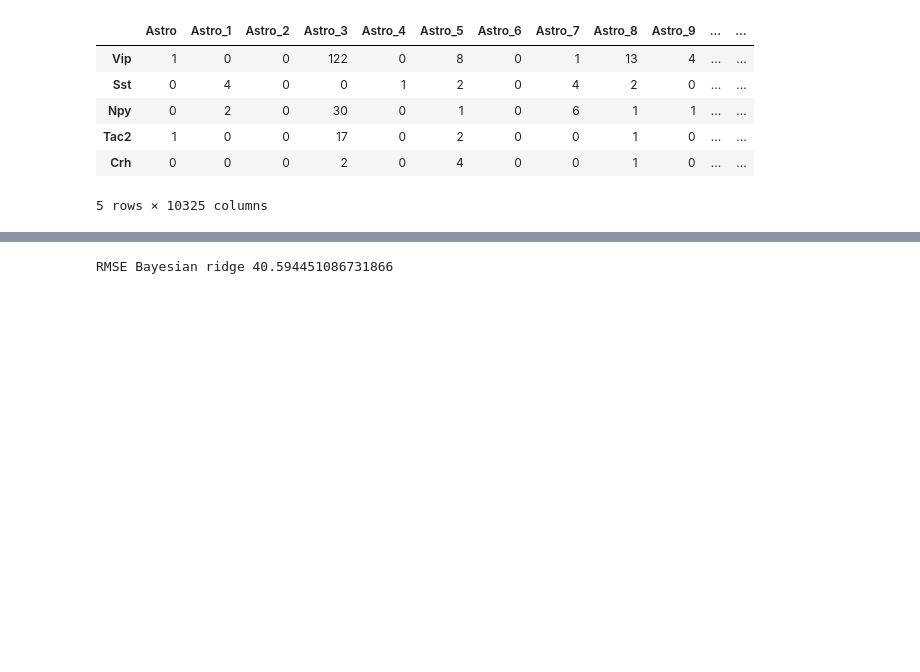
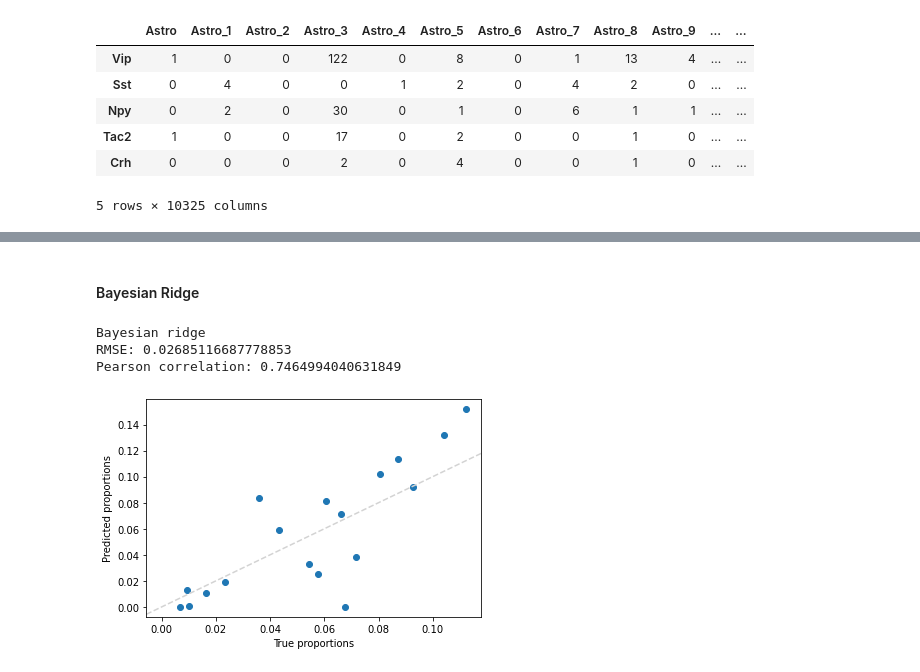
Before and after one commit to Latheuni/BigDataCourse, a Jupyter notebook: Project/Deconvolution.ipynb, the cells around one changed output, grey strips where cells are left out. Drawn from its saved outputs; the diff is of its cells as text; code cells hidden in the pictures; blank space fills up the shorter version.

```diff
--- a/Project/Deconvolution.ipynb
+++ b/Project/Deconvolution.ipynb
@@ -81,19 +109,35 @@ RMSE nonnegative least squares 38.15215957393138
+# %% [markdown]
+#### Bayesian Ridge
 # %%
 from sklearn import linear_model
 from sklearn.model_selection import ParameterGrid
 import warnings
 from sklearn.multioutput import MultiOutputRegressor
 # Note: it is a multi-output regressor which complicates things a little bit
 
 # Fit the model, no hyperparameter optimization so no splitting
 reg = linear_model.BayesianRidge()
 multiclf = MultiOutputRegressor(reg)
 multiclf.fit(X_mean, y)
 
 # MultiOutputRegression makes one model per target, so the formatting is a bit different
 df = pd.DataFrame(multiclf.estimators_[0].coef_).T
 for i in range(1, len(multiclf.estimators_)):
     df = pd.concat([df, pd.DataFrame(multiclf.estimators_[i].coef_).T], axis = 0)
-print('RMSE Bayesian ridge',  mean_squared_error(Beta,df))
+
+# 'Normalize' predictions so they sum up to 1, set negative values to zero
+pred_br = df.T/np.sum(df.T)
+pred_br[pred_br < 0] = 0
+
+print('Bayesian ridge')
+print('RMSE:',  sqrt(mean_squared_error(Beta, pred_br.T)))
+# Average correlation across all patients
+print('Pearson correlation:', np.mean([pearsonr(Beta.iloc[i], pred_br.T.iloc[i])[0] for i in range(100)]))
+
+# Plot predictions
+plot_one_sample(Beta.iloc[10], pred_br.T.iloc[10])
 # %% [output]
-RMSE Bayesian ridge 40.594451086731866
+Bayesian ridge
+RMSE: 0.02685116687778853
+Pearson correlation: 0.7464994040631849
+[figure, added]
```
Also changed, not shown: parts of 19 cells of this notebook.
